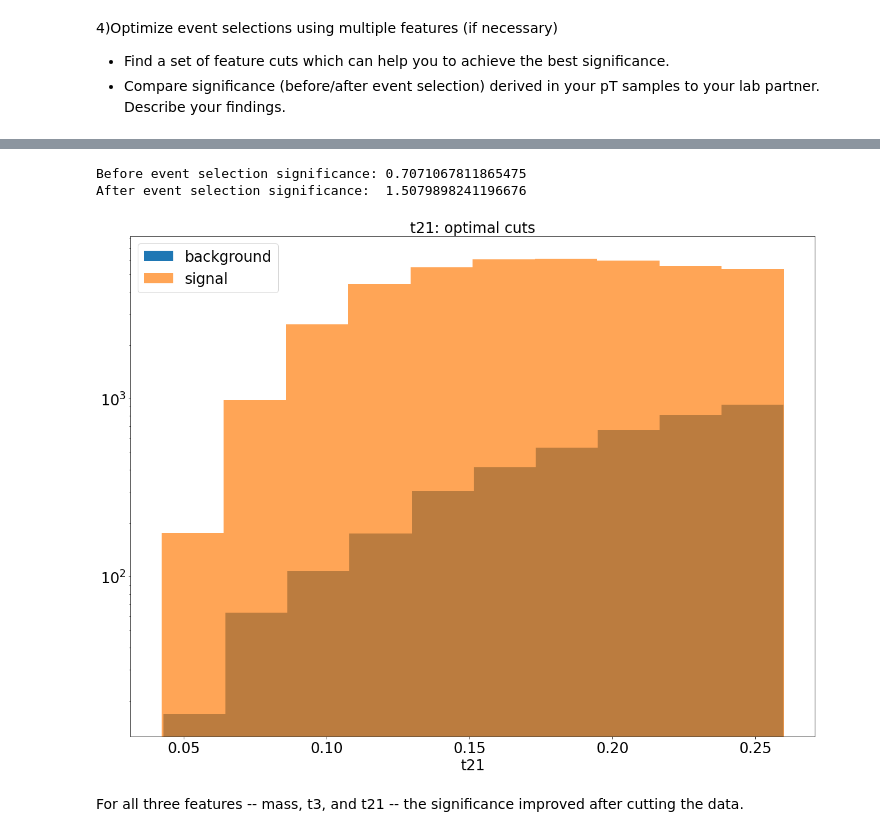
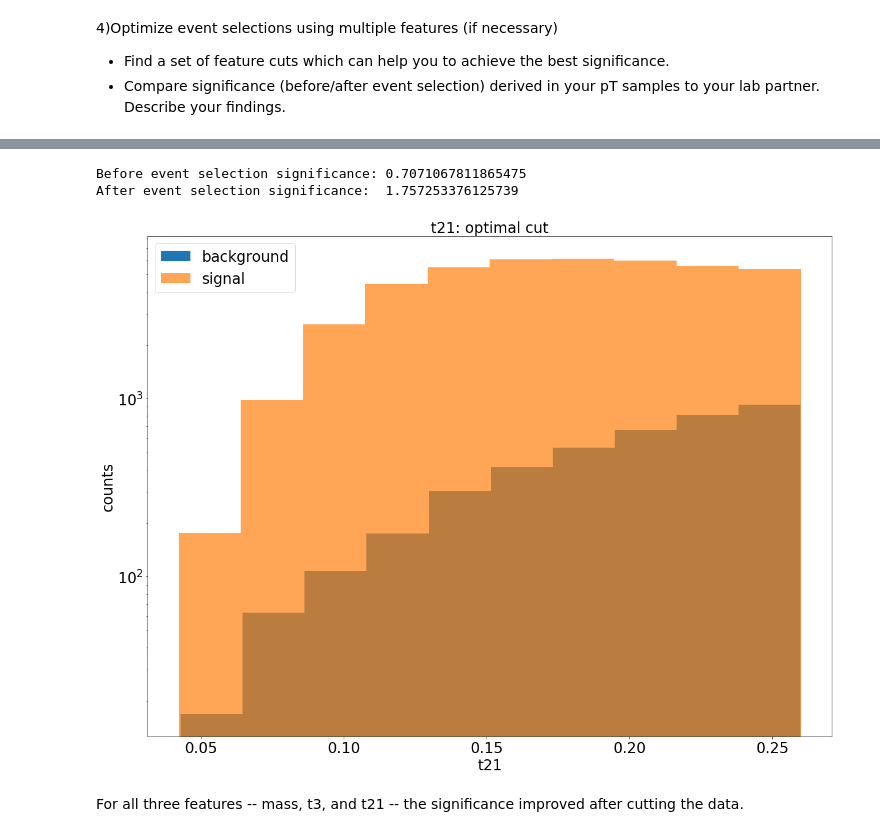
Before and after one commit to kgong13/phys434, a Jupyter notebook: lab7_8.ipynb, the cells around one changed output, grey strips where cells are left out. Saved outputs shown, nothing was run; the diff lists cells and outputs as text; code cells hidden in the pictures.

```diff
--- a/lab7_8.ipynb
+++ b/lab7_8.ipynb
@@ -50,6 +50,7 @@ def bgsig(bg, sig, title, xaxis):
     plt.tick_params(labelsize = 24)
     plt.yscale('log')
     plt.xlabel(xaxis, fontsize = 24)
+    plt.ylabel("counts", fontsize = 24)
     plt.legend(fontsize = 24)
     plt.show()
 
@@ -198,7 +199,6 @@ t32 = np.array(higgs.get('t32'))
 KtDeltaR = np.array(higgs.get('KtDeltaR'))
 # %%
 #Set A of plots with no selections
-plt.rcParams["figure.figsize"] = (10,10)
 
 bgsig(bgpt, pt, "pt", "pt")
 bgsig(bgeta, eta, "eta","eta")
@@ -231,7 +231,6 @@ bgsig(bgKtDeltaR, KtDeltaR, "KtDeltaR","KtDeltaR")
 The features 't3' and 't21' is as disciminative as the mass feature, because there is a large spike of the signal that is not overlapped by the background.
 # %%
 # Set B optimal mass cuts
-plt.rcParams["figure.figsize"] = (20,15)
 
 cutbg = find_nearest(s_bgmass, 127.81)
 cutsig = find_nearest(s_mass, 127.81)
@@ -239,8 +238,8 @@ cutsig = find_nearest(s_mass, 127.81)
 cutbg2 = find_nearest(s_bgmass, 124.67)
 cutsig2 = find_nearest(s_mass, 124.67)
 
-newbg = s_bgmass[cutbg2:cutbg]
-newsig = s_mass[cutsig2:cutsig]
+newmassbg = s_bgmass[cutbg2:cutbg]
+newmasssig = s_mass[cutsig2:cutsig]
 
-bgsig(newbg, newsig, 'mass: optimal cut', 'mass')
+bgsig(newmassbg, newmasssig, 'mass: optimal cut', 'mass')
 # %% [output]
@@ -286,36 +285,35 @@ After event selection significance:  1.757253376125739
 # %%
 signal = 100
 qcd = 20000
 total = 100000
 
 s_bgt21 = sorted(np.array(new_dict.get('t21')))
 s_t21 = sorted(np.array(higgs.get('t21')))
 
 cutbg = find_nearest(s_bgt21, 0.26)
 cutsig = find_nearest(s_t21, 0.26)
 
 cutbg2 = find_nearest(s_bgt21, 0.04)
 cutsig2 = find_nearest(s_t21, 0.04)
 
-newbg = s_bgt21[cutbg2:cutbg]
-newsig = s_t21[cutsig2:cutsig]
+newt21bg = s_bgt21[cutbg2:cutbg]
+newt21sig = s_t21[cutsig2:cutsig]
 
 # Before event selection significance
 exp_yield = signal / math.sqrt(qcd)
 print("Before event selection significance:", exp_yield)
 
 percent1bg = qcd * (len(newbg) / total)
 percent1sig = signal * (len(newsig) / total)
 
 sigma = percent1sig / math.sqrt(percent1bg)
 print("After event selection significance: ", sigma)
 
-bgsig(newbg, newsig, 't21: optimal cuts', 't21')
-#bgsig(s_bgt21, s_t21, 't21: optimal cuts', 't21')
+bgsig(newt21bg, newt21sig, 't21: optimal cut', 't21')
 # %% [output]
 Before event selection significance: 0.7071067811865475
-After event selection significance:  1.5079898241196676
+After event selection significance:  1.757253376125739
-[figure, old version]
+[figure, new version]
 # %% [markdown]
 For all three features -- mass, t3, and t21 -- the significance improved after cutting the data.
 # %% [markdown]
```
Also changed, not shown: parts of 21 cells of this notebook, 1 other file.
